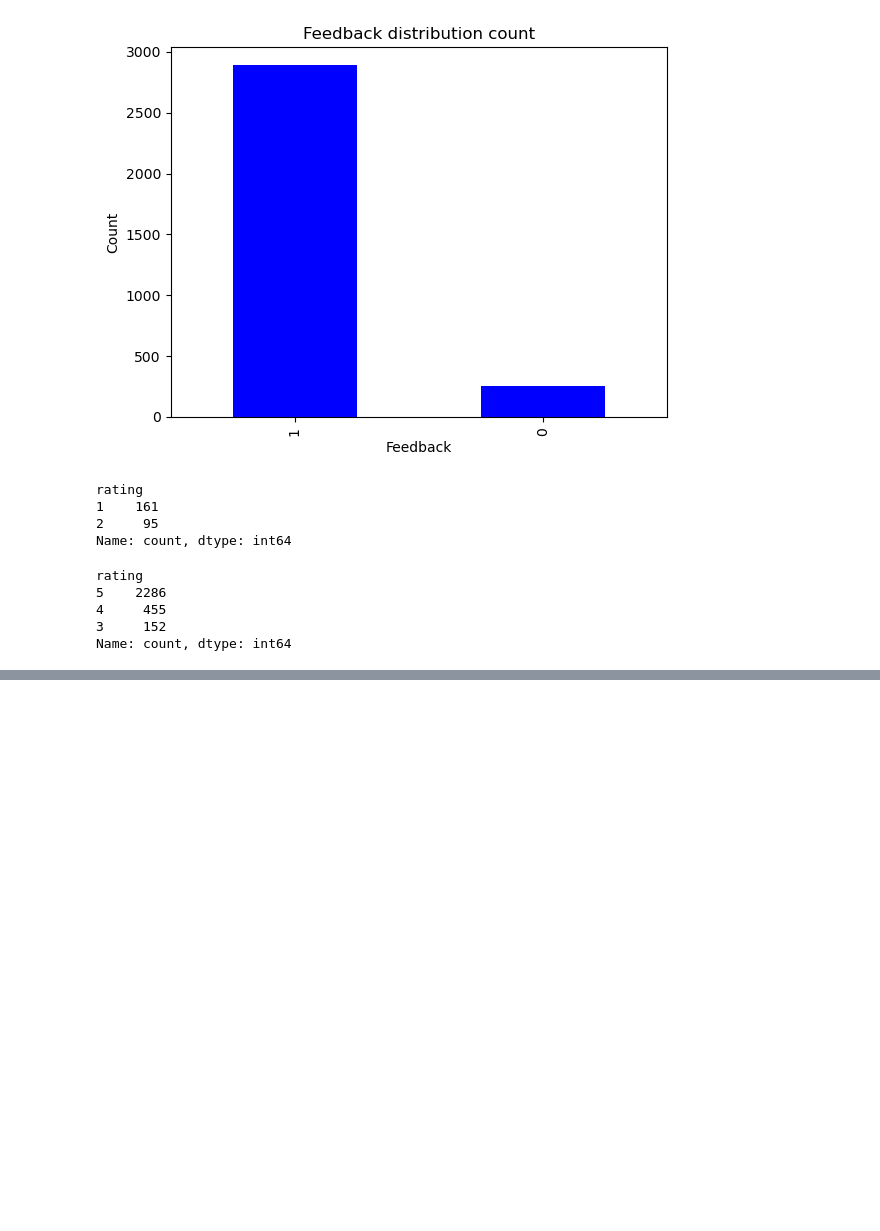
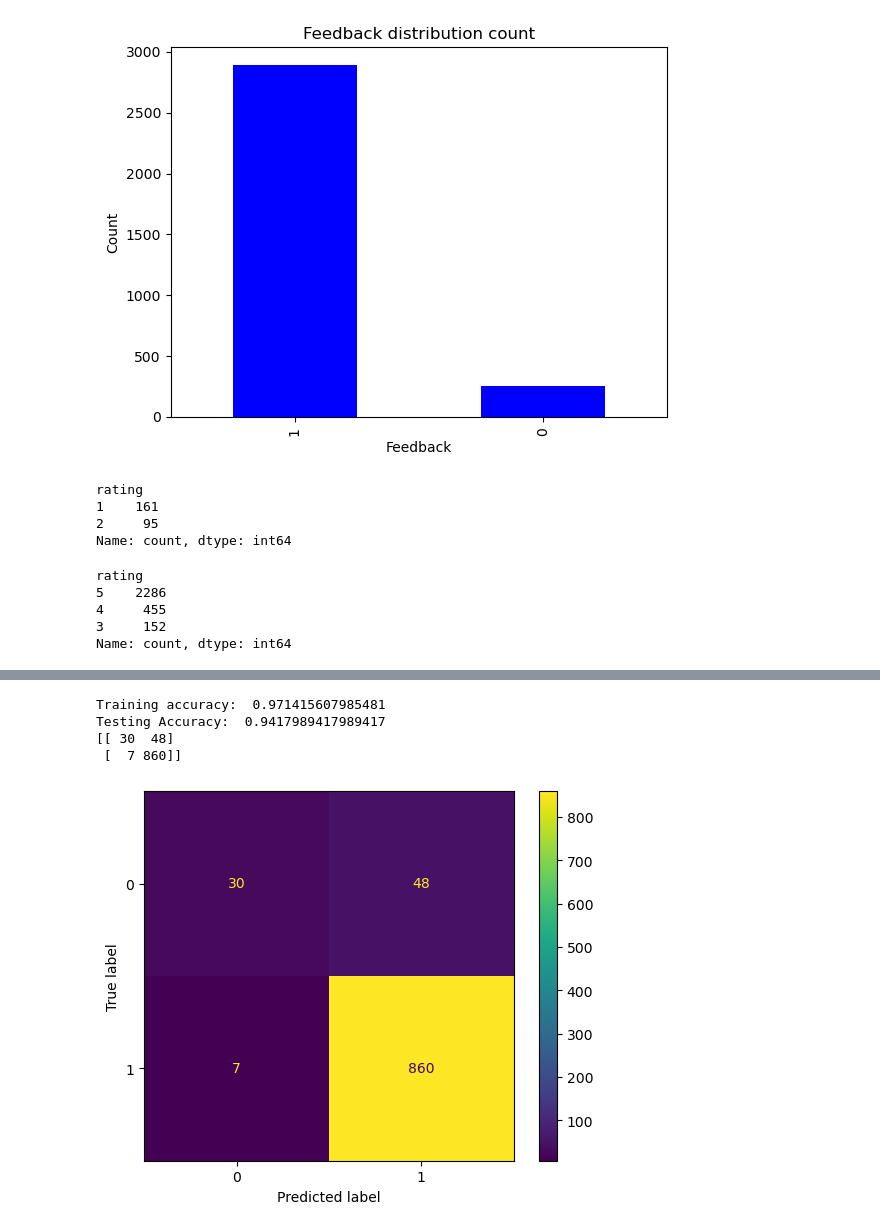
Before and after one commit to sanjsaloni/Natural-Language-Processing, a Jupyter notebook: Sentiment_Analysis.ipynb, the cells around one changed output, grey strips where cells are left out. Saved outputs shown, nothing was run; the diff lists cells and outputs as text; code cells hidden in the pictures; blank space fills up the shorter version.

```diff
--- a/Sentiment_Analysis.ipynb
+++ b/Sentiment_Analysis.ipynb
@@ -367,0 +449,18 @@ plt.show()
+# %%
+#XgBoost Model
+model_xb = XGBClassifier()
+model_xb.fit(x_train_scl,y_train)
+print("Training accuracy: ", model_xb.score(x_train_scl, y_train))
+print("Testing Accuracy: ", model_xb.score(x_test_scl, y_test))
+y_preds = model_xb.predict(x_test_scl)
+cm = confusion_matrix(y_test, y_preds)
+print(cm)
+cm_display = ConfusionMatrixDisplay(confusion_matrix = cm, display_labels=model_xb.classes_)
+cm_display.plot()
+plt.show()
+# %% [output]
+Training accuracy:  0.971415607985481
+Testing Accuracy:  0.9417989417989417
+[[ 30  48]
+ [  7 860]]
+[figure, added]
```
Also changed, not shown: parts of 42 cells of this notebook.
